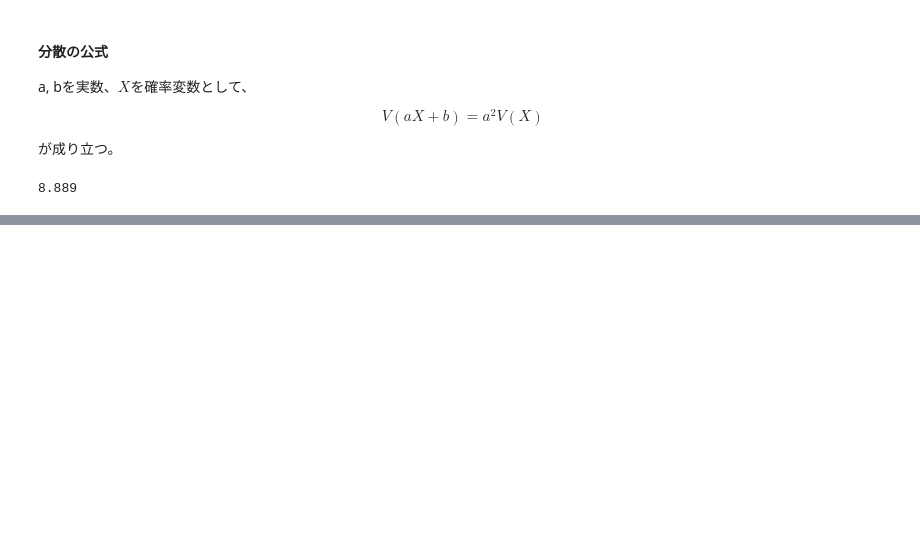
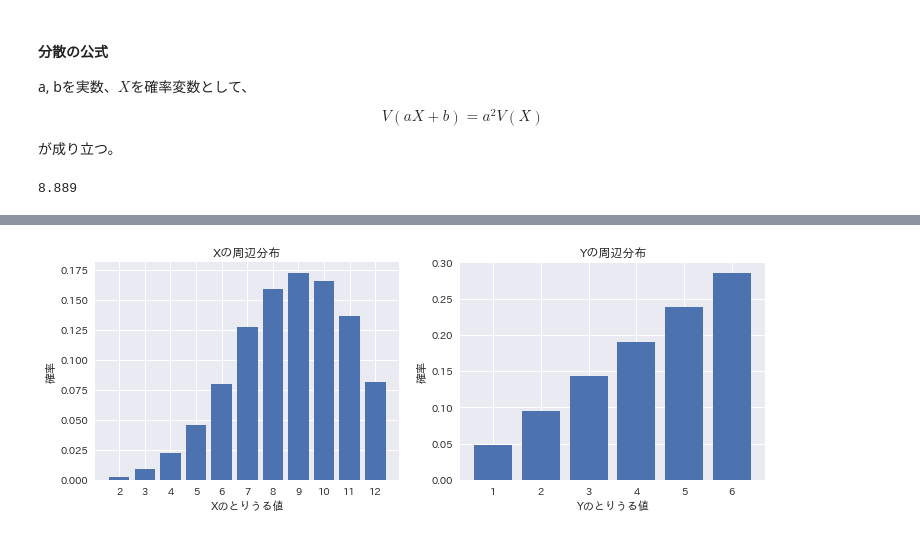
Before and after one commit to ginmaruGH/Statistical_Analysis_with_Python_gihyo, a Jupyter notebook: jupyter/ch_05.ipynb, the cells around one changed output, grey strips where cells are left out. Cells and saved outputs as stored; diff of their text form; code cells hidden in the pictures; blank space fills up the shorter version.

```diff
--- a/jupyter/ch_05.ipynb
+++ b/jupyter/ch_05.ipynb
@@ -298,0 +431,9 @@ $$
+# %%
+# 図 5.3: 周辺分布
+# いかさまサイコロのXの周辺分布
+def f_X(x):
+    return np.sum(f_XY(x, y_k) for y_k in y_set)
+
+# いかさまサイコロのYの周辺分布
+def f_Y(y):
+    return np.sum(f_XY(x_k, y) for x_k in x_set)
@@ -298,0 +444,24 @@ $$
+# %%
+# XとY、それぞれの周辺分布を図示する
+prob_x = np.array([f_X(x_k) for x_k in x_set])
+prob_y = np.array([f_Y(y_k) for y_k in y_set])
+
+fig = plt.figure(figsize=(12, 4))
+ax1 = fig.add_subplot(121)
+ax2 = fig.add_subplot(122)
+
+ax1.bar(x_set, prob_x)
+ax1.set_title('Xの周辺分布')
+ax1.set_xlabel('Xのとりうる値')
+ax1.set_ylabel('確率')
+ax1.set_xticks(x_set)
+
+ax2.bar(y_set, prob_y)
+ax2.set_title('Yの周辺分布')
+ax2.set_xlabel('Yのとりうる値')
+ax2.set_ylabel('確率')
+ax2.set_xticks(y_set)
+
+plt.show()
+# %% [output]
+[figure, added]
```
Also changed, not shown: parts of 41 cells of this notebook, 1 other file.
